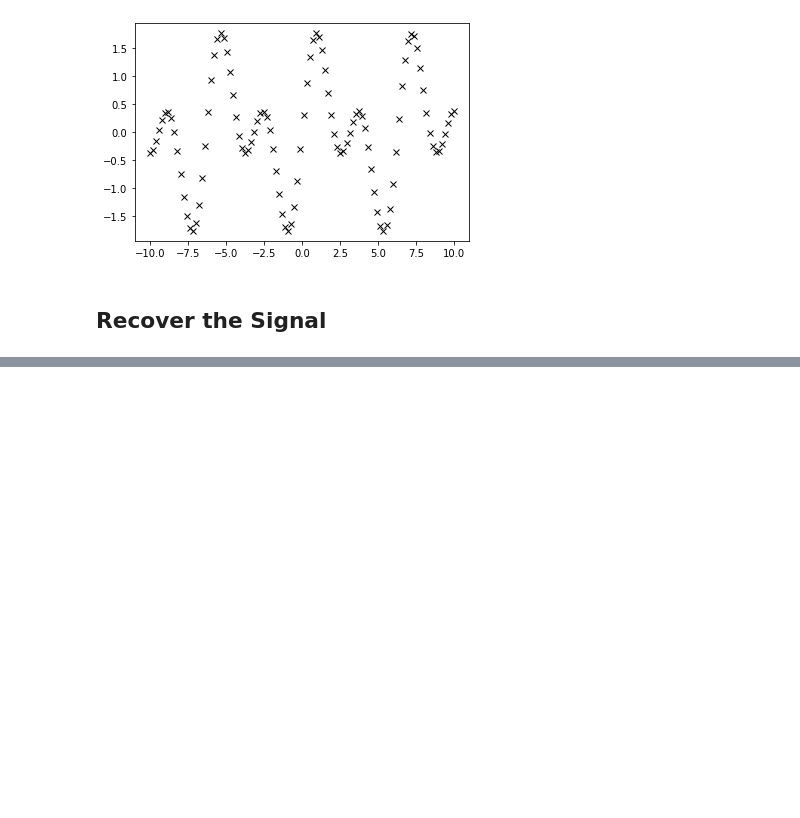
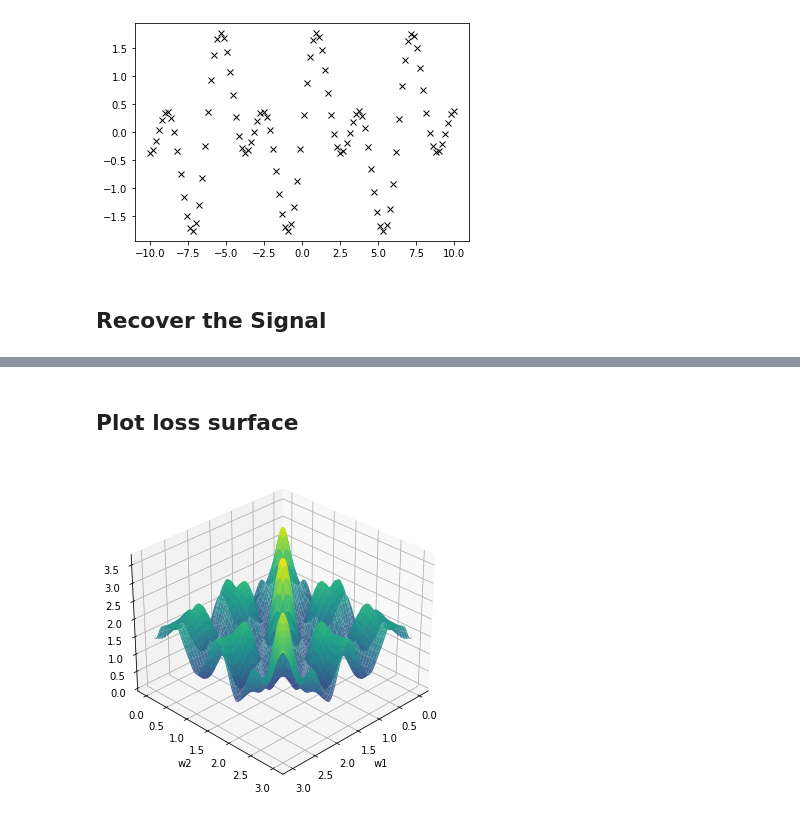
Before and after one commit to patel-zeel/blog, a Jupyter notebook: posts/2023-04-29-sine-combo.ipynb, the cells around one changed output, grey strips where cells are left out. Saved outputs shown, nothing was run; the diff lists cells and outputs as text; code cells hidden in the pictures; blank space fills up the shorter version.

```diff
--- a/posts/2023-04-29-sine-combo.ipynb
+++ b/posts/2023-04-29-sine-combo.ipynb
@@ -73,0 +73,18 @@ print(weights)
+# %% [markdown]
+## Plot loss surface
+# %%
+w1 = jnp.linspace(0, 3, 100)
+w2 = jnp.linspace(0, 3, 100)
+W1, W2 = jnp.meshgrid(w1, w2)
+loss = jax.vmap(jax.vmap(lambda w1, w2: loss_fn((w1, w2), x, y)))(W1, W2)
+
+# plot the loss surface in 3D
+fig = plt.figure(figsize=(8, 6))
+ax = fig.add_subplot(111, projection='3d')
+ax.plot_surface(W1, W2, loss, cmap="viridis", alpha=0.9);
+ax.set_xlabel("w1");
+ax.set_ylabel("w2");
+# top view
+ax.view_init(30, 45)
+# %% [output]
+[figure, added]
```
Also changed, not shown: parts of 5 cells of this notebook.
